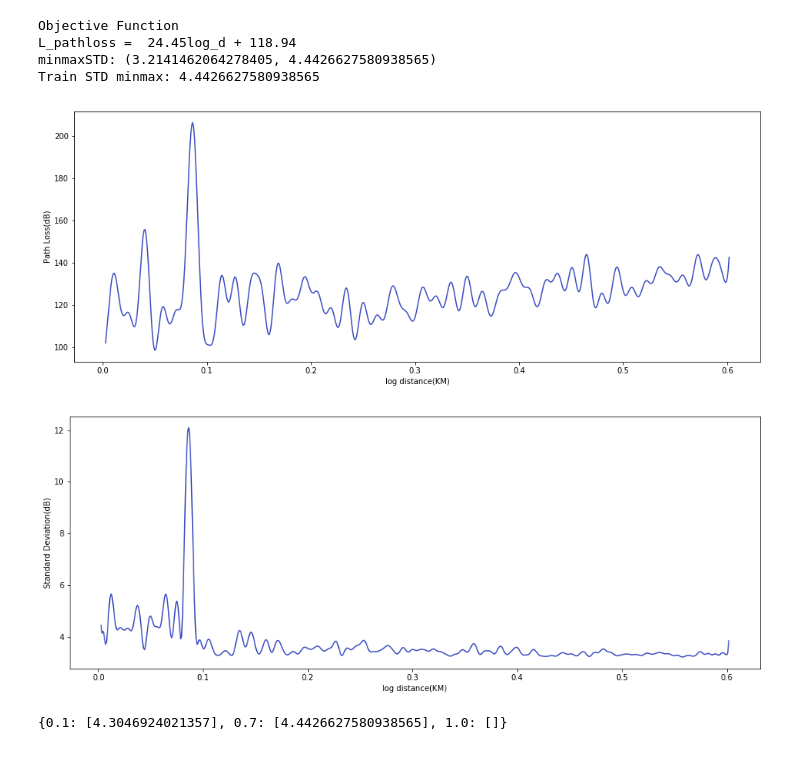
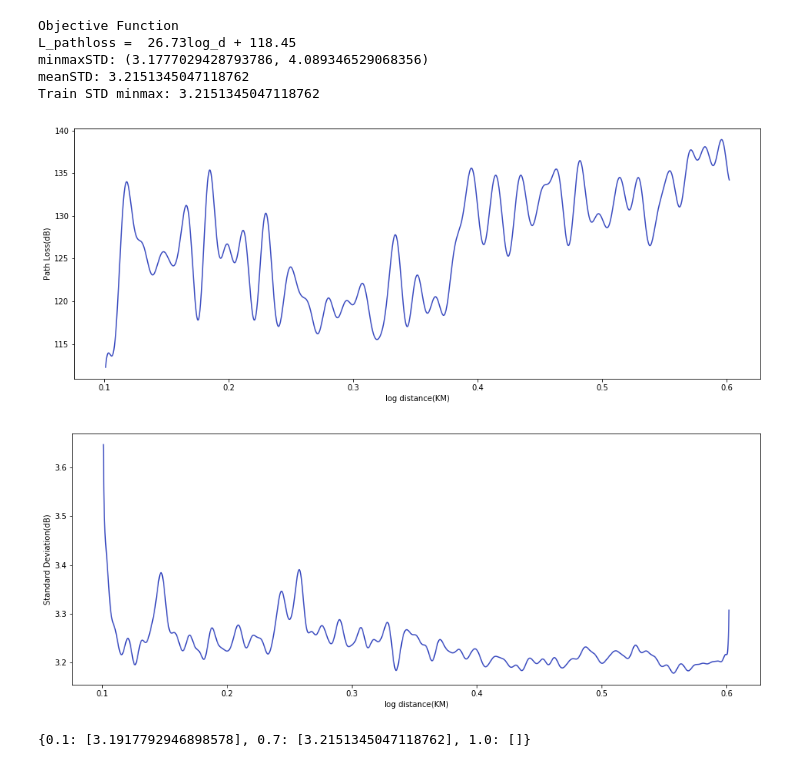
Before and after one commit to chanship72/pathloss, a Jupyter notebook: EquationModeling/EM_shadowing_paju.ipynb, the cells around one changed output. Cells and saved outputs as stored; diff of their text form; code cells hidden in the pictures.

```diff
--- a/EquationModeling/EM_shadowing_paju.ipynb
+++ b/EquationModeling/EM_shadowing_paju.ipynb
@@ -107,7 +107,7 @@ targetCols = ['logDistance', 'pathloss']
 xCols = ['logDistance']
 yCols = ['pathloss']
 
-samplingRatio = 0.03
+samplingRatio = 0.1
 print(addWt.describe())
 print(addSp.describe())
 print(addSm.describe())
@@ -139,5 +139,5 @@ max           0.60    157.29
 # %%
-#### %autoreload
+%autoreload
 
 X = np.array(addWtSampled[xCols])
 Y = np.array(addWtSampled[yCols])
@@ -153,18 +153,20 @@ model = gp_regression(kernel)
 model.fit(X, Y)
 
 pred, std = model.predict(X, return_std=True)
-linearModel = Ridge(alpha=0.0001)
+linearModel = Ridge(alpha=0.00)
 linearModel.fit(X, pred)
 print("\nObjective Function")
 print("L_pathloss = {:6.2f}log_d + {:6.2f}".format(linearModel.coef_[0],linearModel.intercept_))
 
 minmaxSTD = stats.describe(std).minmax
+meanSTD = stats.describe(std).mean
 print("minmaxSTD:",minmaxSTD)
-print("Train STD minmax: {}".format(minmaxSTD[1]))
-stdDist[0.1].append(minmaxSTD[1])
+print("meanSTD:",meanSTD)
+print("Train STD minmax: {}".format(meanSTD))
+stdDist[0.1].append(meanSTD)
 
 train_2d_sigma_graph_s(model, X, Y, targetCol = 'logDistance', sigmaFlag = False)
-train_2d_sigma_graph_s(model, X, Y)
+train_2d_sigma_graph_s(model, X, Y, targetCol = 'logDistance', sigmaFlag = True)
 
 print(stdDist)
 # %% [output]
@@ -178,42 +181,45 @@ Train STD minmax: 4.3046924021357
 # %%
-#### %autoreload
+%autoreload
 
 X = np.array(addSpSampled[xCols])
 Y = np.array(addSpSampled[yCols])
 
 modelList = []
 dataSet = []
 i = 1
 
 stdTrainSum, stdTestSum = 0, 0
 kernel = 'RBF'
 
 model = gp_regression(kernel)
 model.fit(X, Y)
 
 pred, std = model.predict(X, return_std=True)
-linearModel = Ridge(alpha=0.0001)
+linearModel = Ridge(alpha=0.00)
 linearModel.fit(X, pred)
 print("\nObjective Function")
 print("L_pathloss = {:6.2f}log_d + {:6.2f}".format(linearModel.coef_[0],linearModel.intercept_))
 
 minmaxSTD = stats.describe(std).minmax
+meanSTD = stats.describe(std).mean
 print("minmaxSTD:",minmaxSTD)
-print("Train STD minmax: {}".format(minmaxSTD[1]))
-stdDist[0.7].append(minmaxSTD[1])
+print("meanSTD:",meanSTD)
+print("Train STD minmax: {}".format(meanSTD))
+stdDist[0.7].append(meanSTD)
 
 train_2d_sigma_graph_s(model, X, Y, targetCol = 'logDistance', sigmaFlag = False)
-train_2d_sigma_graph_s(model, X, Y)
+train_2d_sigma_graph_s(model, X, Y, targetCol = 'logDistance', sigmaFlag = True)
 
 print(stdDist)
 # %% [output]
 Objective Function
-L_pathloss =  24.45log_d + 118.94
-minmaxSTD: (3.2141462064278405, 4.4426627580938565)
-Train STD minmax: 4.4426627580938565
+L_pathloss =  26.73log_d + 118.45
+minmaxSTD: (3.1777029428793786, 4.089346529068356)
+meanSTD: 3.2151345047118762
+Train STD minmax: 3.2151345047118762
-[figure, old version]
+[figure, new version]
-[figure, old version]
+[figure, new version]
-{0.1: [4.3046924021357], 0.7: [4.4426627580938565], 1.0: []}
+{0.1: [3.1917792946898578], 0.7: [3.2151345047118762], 1.0: []}
 # %%
 #### %autoreload
 
```
Also changed, not shown: parts of 5 cells of this notebook, 8 other files.
